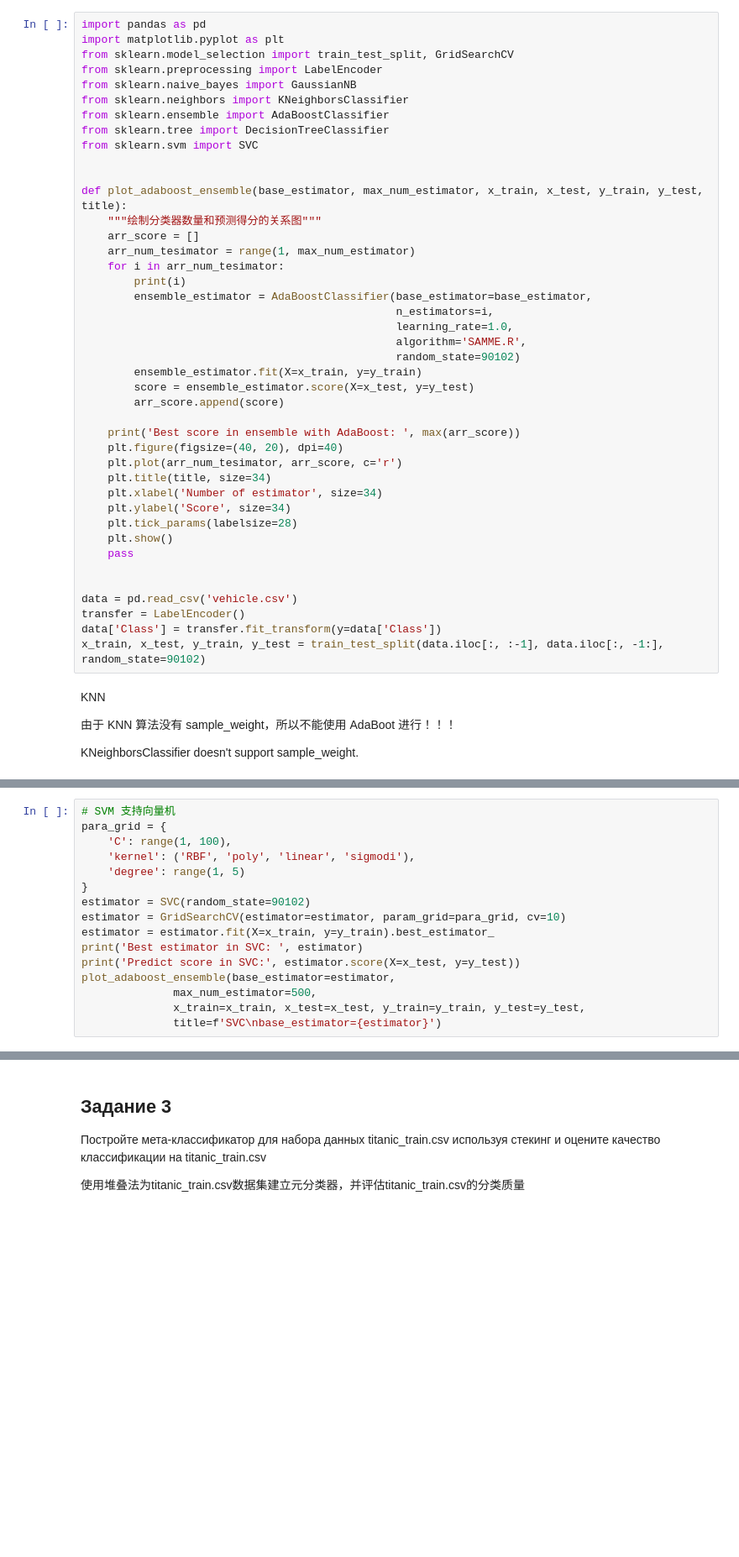
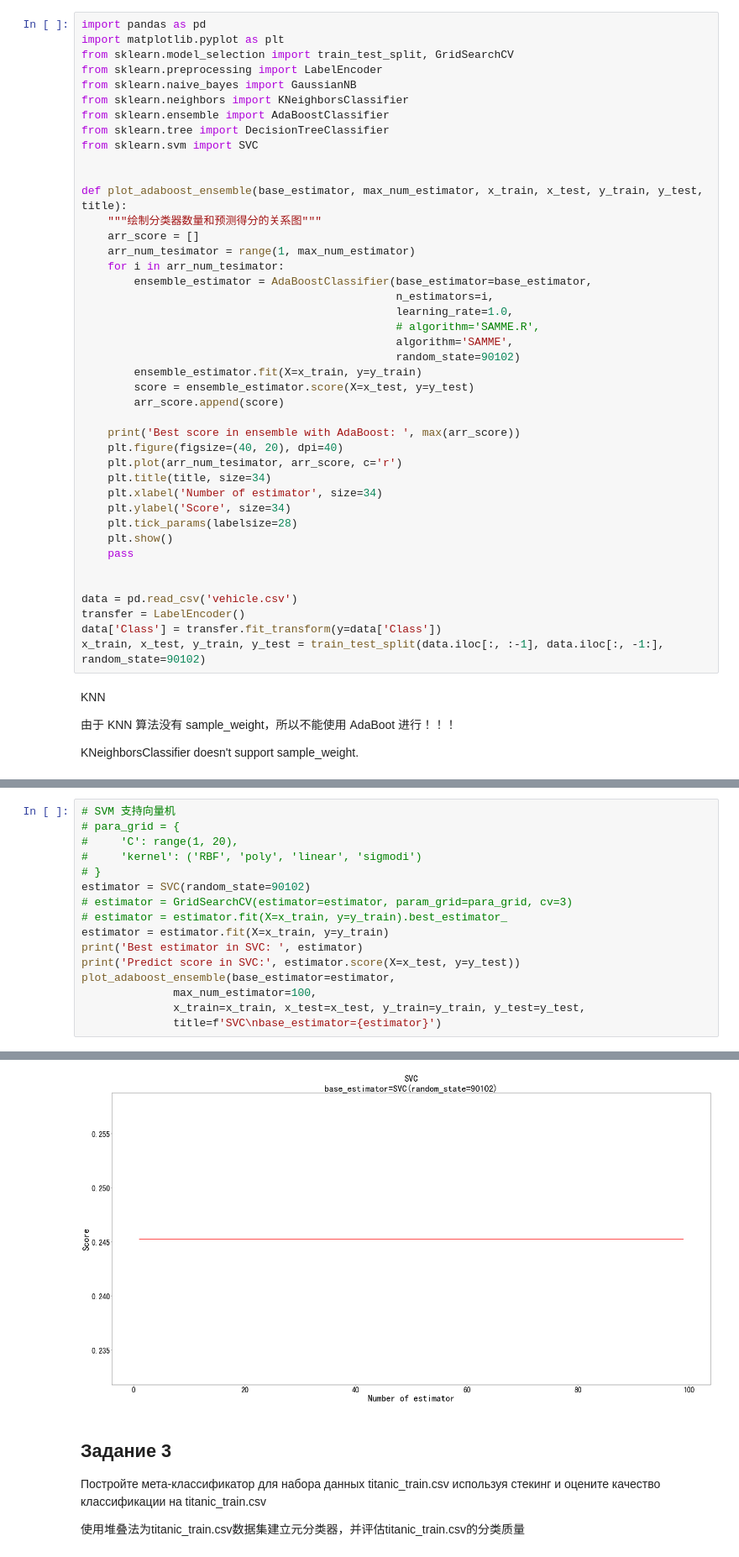
Before and after one commit to NekoSilverFox/Machine-learning, a Jupyter notebook: 199 - 集成学习 - SPbSTU - lab4/lab4 - 集成学习.ipynb, the cells around one changed output, grey strips where cells are left out. Shown at 84% size. Saved outputs shown, nothing was run; the diff lists cells and outputs as text; blank space fills up the shorter version.

```diff
--- a/199 - 集成学习 - SPbSTU - lab4/lab4 - 集成学习.ipynb
+++ b/199 - 集成学习 - SPbSTU - lab4/lab4 - 集成学习.ipynb
@@ -171,11 +171,11 @@ def plot_adaboost_ensemble(base_estimator, max_num_estimator, x_train, x_test, y
     arr_score = []
     arr_num_tesimator = range(1, max_num_estimator)
     for i in arr_num_tesimator:
-        print(i)
         ensemble_estimator = AdaBoostClassifier(base_estimator=base_estimator,
                                                 n_estimators=i,
                                                 learning_rate=1.0,
-                                                algorithm='SAMME.R',
+                                                # algorithm='SAMME.R',
+                                                algorithm='SAMME',
                                                 random_state=90102)
         ensemble_estimator.fit(X=x_train, y=y_train)
         score = ensemble_estimator.score(X=x_test, y=y_test)
@@ -239,17 +239,18 @@ Best score in ensemble with AdaBoost:  0.8207547169811321
 [figure]
 # %%
 # SVM 支持向量机
-para_grid = {
-    'C': range(1, 100),
-    'kernel': ('RBF', 'poly', 'linear', 'sigmodi'),
-    'degree': range(1, 5)
-}
+# para_grid = {
+#     'C': range(1, 20),
+#     'kernel': ('RBF', 'poly', 'linear', 'sigmodi')
+# }
 estimator = SVC(random_state=90102)
-estimator = GridSearchCV(estimator=estimator, param_grid=para_grid, cv=10)
-estimator = estimator.fit(X=x_train, y=y_train).best_estimator_
+# estimator = GridSearchCV(estimator=estimator, param_grid=para_grid, cv=3)
+# estimator = estimator.fit(X=x_train, y=y_train).best_estimator_
+estimator = estimator.fit(X=x_train, y=y_train)
 print('Best estimator in SVC: ', estimator)
 print('Predict score in SVC:', estimator.score(X=x_test, y=y_test))
 plot_adaboost_ensemble(base_estimator=estimator,
-              max_num_estimator=500,
+              max_num_estimator=100,
               x_train=x_train, x_test=x_test, y_train=y_train, y_test=y_test,
               title=f'SVC\nbase_estimator={estimator}')
+# %% [output]
@@ -256,3 +274,4 @@ plot_adaboost_ensemble(base_estimator=estimator,
+[figure, added]
 # %% [markdown]
 ## Задание 3
 
```
Also changed, not shown: parts of 4 cells of this notebook.
